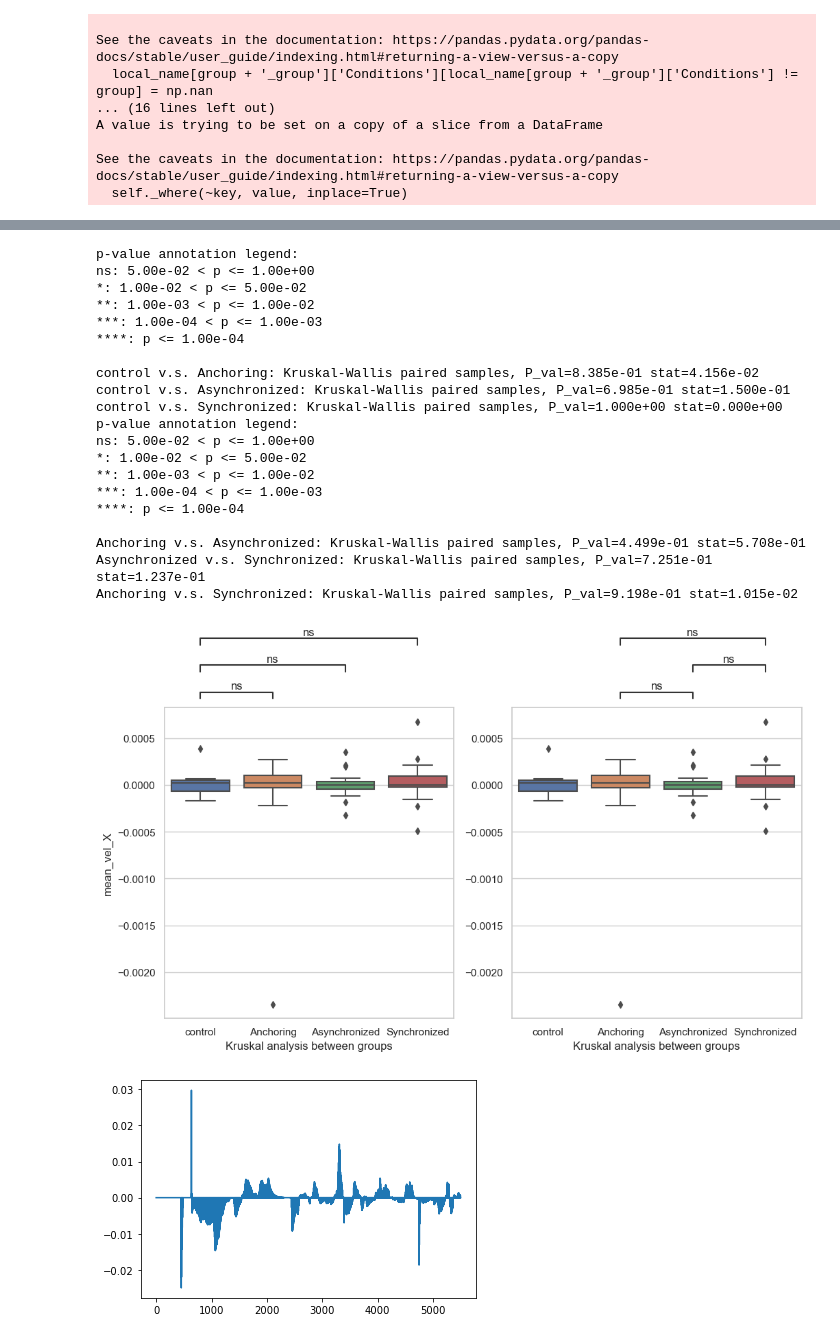
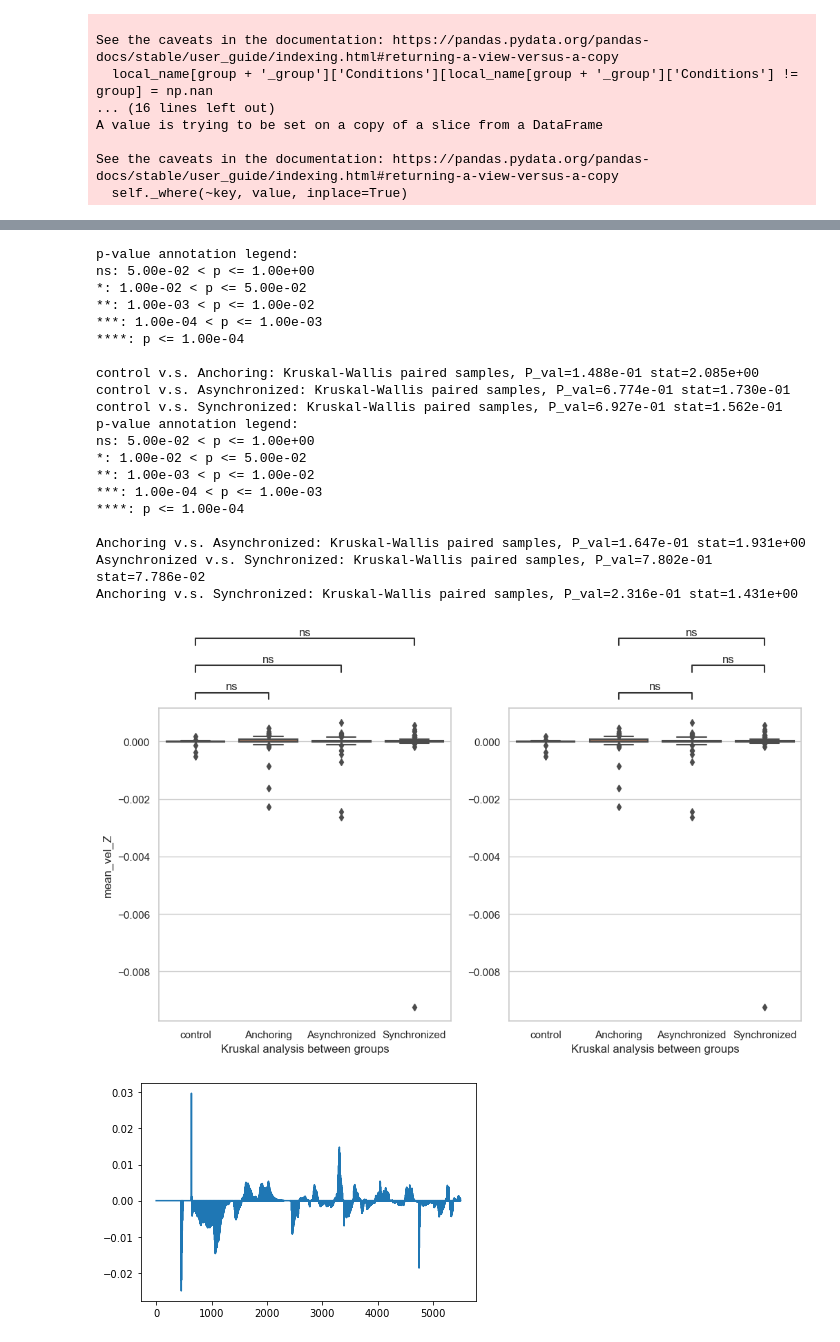
Before and after one commit to Tianyu-Zhou/nasa_project, a Jupyter notebook: cogload/cogload_nasa.ipynb, the cells around one changed output, grey strips where cells are left out. Cells and saved outputs as stored; diff of their text form; code cells hidden in the pictures.

```diff
--- a/cogload/cogload_nasa.ipynb
+++ b/cogload/cogload_nasa.ipynb
@@ -763,7 +778,8 @@ for header in outlier_header:
         Anchoring_group = Anchoring_group.drop(Anchoring_pd_groupby.get_group(header).index)
 Anchoring_pd_groupby = Anchoring_group.groupby(['ID'])
 # %%
-name = 'W'
+path = 'D:/Tianyu/code/python/nasa/nasa_data/test/'
+name = 'P'
 data = pd.read_csv(path + name + '_combine.csv')
 data.drop(['Unnamed: 0'],axis=1,inplace=True)
 
@@ -782,8 +798,8 @@ data.drop(['Unnamed: 0'],axis=1,inplace=True)
 
 sns.set(style = 'whitegrid')
 x = 'Groups'
-# y = 'entropy_vel_X'
-y = 'mean_vel_X'
+# y = 'entropy_vel_Z'
+y = 'mean_vel_Z'
 hue = 'Groups'
 order = ["control", "Anchoring","Asynchronized","Synchronized"]
 method = 'Kruskal'
@@ -818,40 +834,40 @@ if 1:
                   # facecolor=(1, 1, 1, 0)
                   )
    test_results = add_stat_annotation(ax=axes[1], data=data, x=x, y=y,
                                     box_pairs=[(order[1], order[2]),(order[1], order[3]),(order[2], order[3])],
                                     # test='Mann-Whitney',
                                     test=method,
                                     # test='Wilcoxon',
                                     comparisons_correction=None,
                                     text_format='star', loc='outside', verbose=1,
                                  #    line_offset_to_box= -0.5,
                                  #    line_offset= -0.5,
                                     #   stats_params={'alternative': 'greater'}
                                     )
    # axes[1].set(xlabel='Paired analysis between conditions (Greater)', ylabel='')
    axes[1].set(xlabel = method + ' analysis between groups', ylabel='')
 # %% [output]
 p-value annotation legend:
 ns: 5.00e-02 < p <= 1.00e+00
 *: 1.00e-02 < p <= 5.00e-02
 **: 1.00e-03 < p <= 1.00e-02
 ***: 1.00e-04 < p <= 1.00e-03
 ****: p <= 1.00e-04
 
-control v.s. Anchoring: Kruskal-Wallis paired samples, P_val=8.385e-01 stat=4.156e-02
-control v.s. Asynchronized: Kruskal-Wallis paired samples, P_val=6.985e-01 stat=1.500e-01
-control v.s. Synchronized: Kruskal-Wallis paired samples, P_val=1.000e+00 stat=0.000e+00
+control v.s. Anchoring: Kruskal-Wallis paired samples, P_val=1.488e-01 stat=2.085e+00
+control v.s. Asynchronized: Kruskal-Wallis paired samples, P_val=6.774e-01 stat=1.730e-01
+control v.s. Synchronized: Kruskal-Wallis paired samples, P_val=6.927e-01 stat=1.562e-01
 p-value annotation legend:
 ns: 5.00e-02 < p <= 1.00e+00
 *: 1.00e-02 < p <= 5.00e-02
 **: 1.00e-03 < p <= 1.00e-02
 ***: 1.00e-04 < p <= 1.00e-03
 ****: p <= 1.00e-04
 
-Anchoring v.s. Asynchronized: Kruskal-Wallis paired samples, P_val=4.499e-01 stat=5.708e-01
-Asynchronized v.s. Synchronized: Kruskal-Wallis paired samples, P_val=7.251e-01 stat=1.237e-01
-Anchoring v.s. Synchronized: Kruskal-Wallis paired samples, P_val=9.198e-01 stat=1.015e-02
+Anchoring v.s. Asynchronized: Kruskal-Wallis paired samples, P_val=1.647e-01 stat=1.931e+00
+Asynchronized v.s. Synchronized: Kruskal-Wallis paired samples, P_val=7.802e-01 stat=7.786e-02
+Anchoring v.s. Synchronized: Kruskal-Wallis paired samples, P_val=2.316e-01 stat=1.431e+00
-[figure, old version]
+[figure, new version]
 # %%
 vel_cube1_x = []
 v_previous = 0
```
Also changed, not shown: parts of 12 cells of this notebook.
